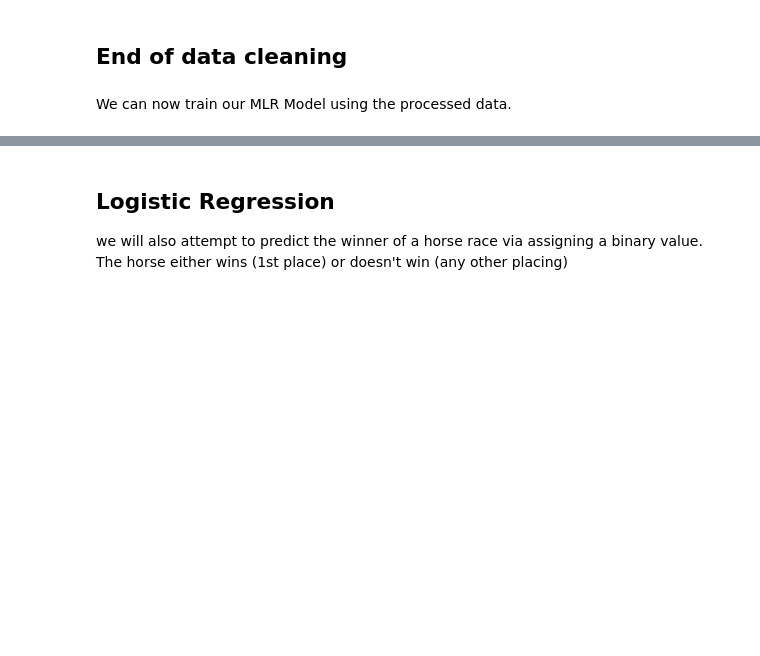
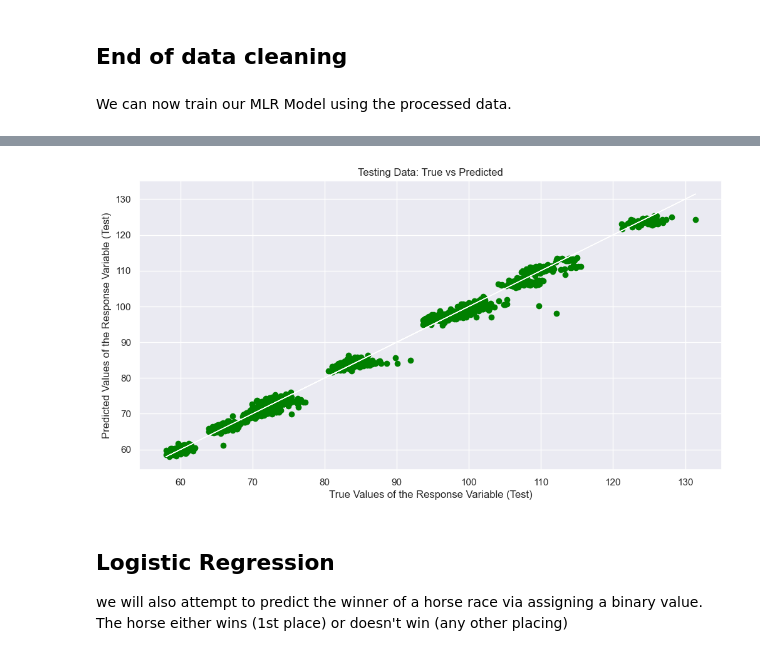
Before and after one commit to TAN-AIK-CHONG/Horse-Race-Prediction, a Jupyter notebook: Horse_racing_prediction.ipynb, the cells around one changed output, grey strips where cells are left out. Cells and saved outputs as stored; diff of their text form; code cells hidden in the pictures; blank space fills up the shorter version.

```diff
--- a/Horse_racing_prediction.ipynb
+++ b/Horse_racing_prediction.ipynb
@@ -406,3 +379,14 @@ Mean Squared Error (MSE)        : 3.0016747908904766
+# %%
+# Plot for testing data
+plt.figure(figsize=(12, 6))  # Set the figure size as desired
+plt.scatter(y_test, y_test_pred, color="green")  # Scatter plot of the actual vs predicted
+plt.plot(y_test, y_test, 'w-', linewidth=1)  # Line showing the perfect predictions
+plt.xlabel("True Values of the Response Variable (Test)")
+plt.ylabel("Predicted Values of the Response Variable (Test)")
+plt.title("Testing Data: True vs Predicted")
+plt.show()
+# %% [output]
+[figure, added]
 # %% [markdown]
 ## Logistic Regression
 
```
Also changed, not shown: parts of 8 cells of this notebook, 10 other files.
